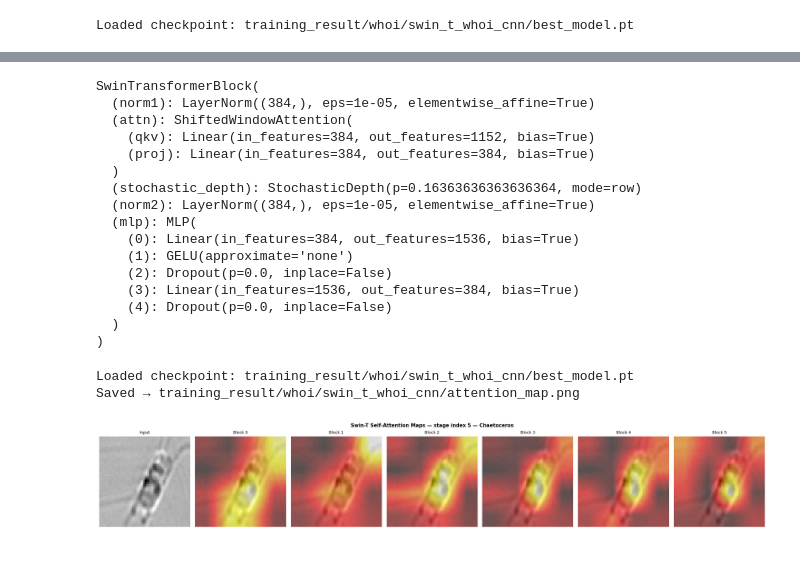
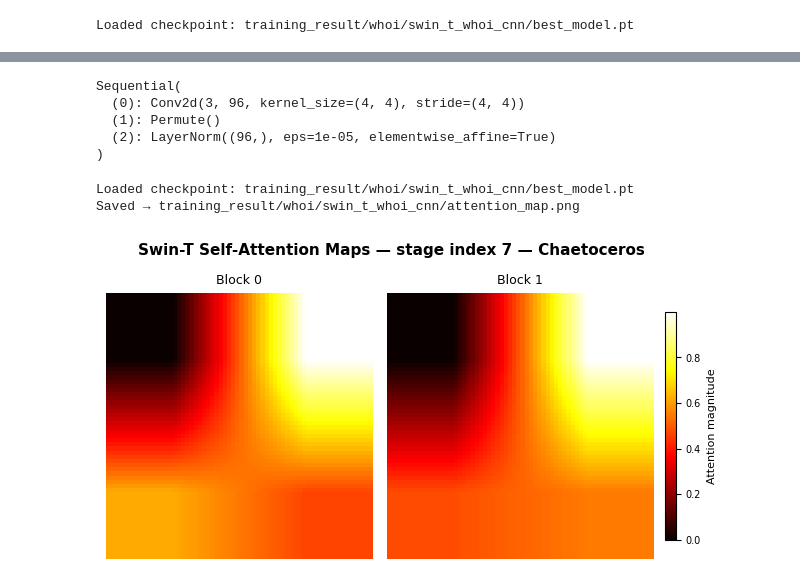
Before and after one commit to atjhin/Zooplankton_Classification, a Jupyter notebook: runs/whoi.ipynb, the cells around one changed output, grey strips where cells are left out. Drawn from its saved outputs; the diff is of its cells as text; code cells hidden in the pictures; blank space fills up the shorter version.

```diff
--- a/WHOI.ipynb
+++ b/runs/whoi.ipynb
@@ -21,7 +25,7 @@ from hierroute import Trainer, HierRouteNet
 # %%
 set_seed(SEED)
 
-DataPath = '/Users/alexandermichaeltjhin/Everything/Repos/Zooplankton/data/WHOI-Plankton'
+DataPath = f'{data_directory}/WHOI-Plankton'
 DataSubdirectory = [
     '2006','2007','2008','2009','2010','2011', '2012',
     '2013','2014']
@@ -31,7 +35,7 @@ RESOLUTION = 65
 SELECTED_LIST = [key for key, item in adj_graph.items() if len(item) == 0]
 
 dataset = ImageDataset(
-    data_directory = '/Users/alexandermichaeltjhin/Everything/Repos/Zooplankton/data/WHOI-Plankton',
+    data_directory = DataPath,
     data_subdirectories = DataSubdirectory,
     class_names = SELECTED_LIST,
     max_class_size = 6000,
@@ -239,47 +230,38 @@ Sequential(
-# %%
-model.shared[5][-1]
-# %% [output]
-SwinTransformerBlock(
-  (norm1): LayerNorm((384,), eps=1e-05, elementwise_affine=True)
-  (attn): ShiftedWindowAttention(
-    (qkv): Linear(in_features=384, out_features=1152, bias=True)
-    (proj): Linear(in_features=384, out_features=384, bias=True)
-  )
-  (stochastic_depth): StochasticDepth(p=0.16363636363636364, mode=row)
-  (norm2): LayerNorm((384,), eps=1e-05, elementwise_affine=True)
-  (mlp): MLP(
-    (0): Linear(in_features=384, out_features=1536, bias=True)
-    (1): GELU(approximate='none')
-    (2): Dropout(p=0.0, inplace=False)
-    (3): Linear(in_features=1536, out_features=384, bias=True)
-    (4): Dropout(p=0.0, inplace=False)
-  )
-)
+# %%
+model.shared[0]
+# %% [output]
+Sequential(
+  (0): Conv2d(3, 96, kernel_size=(4, 4), stride=(4, 4))
+  (1): Permute()
+  (2): LayerNorm((96,), eps=1e-05, elementwise_affine=True)
+)
 # %%
 from hierroute import visualize_swin_attention
 from torchvision import transforms
 from PIL import Image
 
 saved_dir ="training_result/whoi/swin_t_whoi_cnn"
 backbone = 'swin_t'
 expert_type = "cnn"
 model = HierRouteNet(whoi_dataset.hierarchy, whoi_dataset.label_to_ids, checkpoint_dir=saved_dir,
                    backbone= backbone, expert_type=expert_type)
 idx = test_split[0]
 sample_path = whoi_dataset.image_paths[idx]
 
 label_id   = whoi_dataset.labels[idx]
 label_name = {v: k for k, v in whoi_dataset.label_to_ids.items()}[label_id]
 img = Image.open(sample_path).convert('L')
 img_tensor = transforms.Compose([
     transforms.Resize((64, 64)),
     transforms.ToTensor(),
 ])(img).unsqueeze(0).repeat(1, 3, 1, 1)   # (1, 3, 64, 64)
 
-fig = visualize_swin_attention(model, img_tensor, stage=5,
+fig = visualize_swin_attention(model, img_tensor, stage=7,
                                 label=label_name,
+                                show_input=False,
+                                overlay=False,
                                 save_path=f"{saved_dir}/attention_map.png")
 # %% [output]
 Loaded checkpoint: training_result/whoi/swin_t_whoi_cnn/best_model.pt
 Saved → training_result/whoi/swin_t_whoi_cnn/attention_map.png
-[figure, old version]
+[figure, new version]
```
Also changed, not shown: parts of 8 cells of this notebook, 15 other files.
